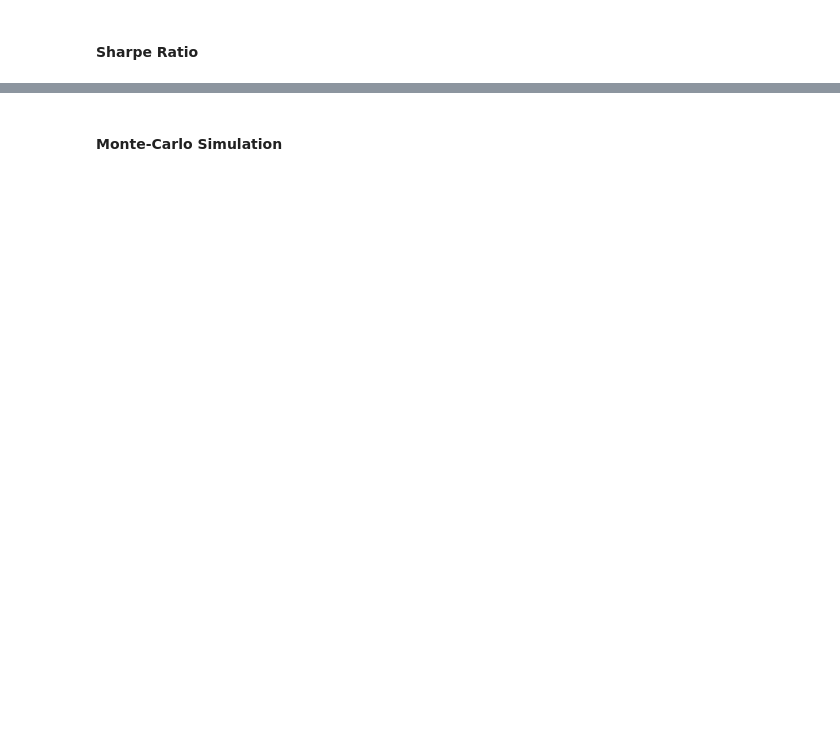
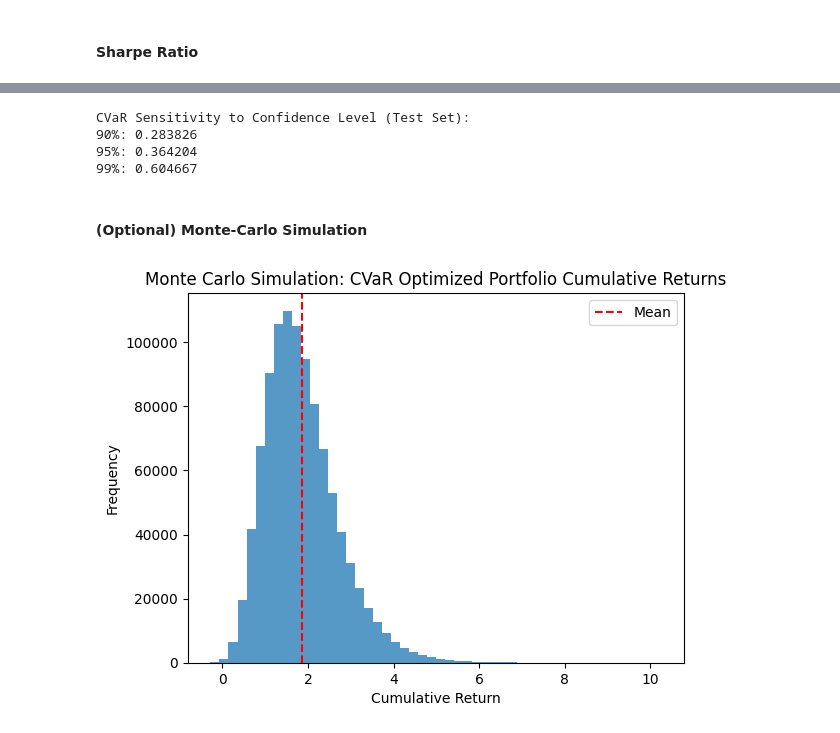
Before and after one commit to JarvisHunter/optimization_final_project, a Jupyter notebook: task2.ipynb, the cells around one changed output, grey strips where cells are left out. Saved outputs shown, nothing was run; the diff lists cells and outputs as text; code cells hidden in the pictures; blank space fills up the shorter version.

```diff
--- a/task2.ipynb
+++ b/task2.ipynb
@@ -329,0 +423,15 @@ CVaR_annualized: 0.414972
+# %%
+# Sensitivity analysis on test set
+confidence_levels = [0.90, 0.95, 0.99]
+sensitivity_results = {}
+for conf in confidence_levels:
+    metrics = portfolio_metrics(optimal_weights, test_returns, conf)
+    sensitivity_results[conf] = metrics['CVaR_annualized']
+print('CVaR Sensitivity to Confidence Level (Test Set):')
+for conf, cvar in sensitivity_results.items():
+    print(f'{int(conf*100)}%: {cvar:.6f}')
+# %% [output]
+CVaR Sensitivity to Confidence Level (Test Set):
+90%: 0.283826
+95%: 0.364204
+99%: 0.604667
@@ -330,2 +447,2 @@ CVaR_annualized: 0.414972
 # %% [markdown]
-#### Monte-Carlo Simulation
+#### (Optional) Monte-Carlo Simulation
@@ -333,0 +449,18 @@ CVaR_annualized: 0.414972
+# %%
+# Monte Carlo simulation (e.g., 10000000 simulations of test-period returns)
+n_simulations = 1000000
+simulated_cum_returns = []
+for _ in range(n_simulations):
+    sim_returns = np.random.choice(portfolio_returns_opt_test, size=len(portfolio_returns_opt_test), replace=True)
+    cum_return = (1 + sim_returns).prod() - 1
+    simulated_cum_returns.append(cum_return)
+
+plt.hist(simulated_cum_returns, bins=50, alpha=0.75)
+plt.axvline(np.mean(simulated_cum_returns), color='red', linestyle='--', label='Mean')
+plt.title('Monte Carlo Simulation: CVaR Optimized Portfolio Cumulative Returns')
+plt.xlabel('Cumulative Return')
+plt.ylabel('Frequency')
+plt.legend()
+plt.show()
+# %% [output]
+[figure, added]
```
Also changed, not shown: parts of 32 cells of this notebook, 1 other file.
